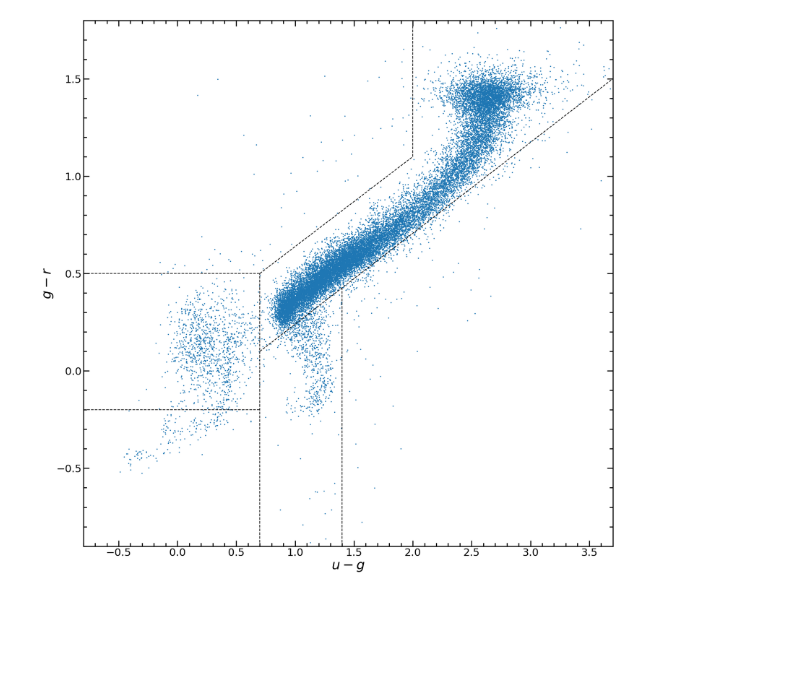
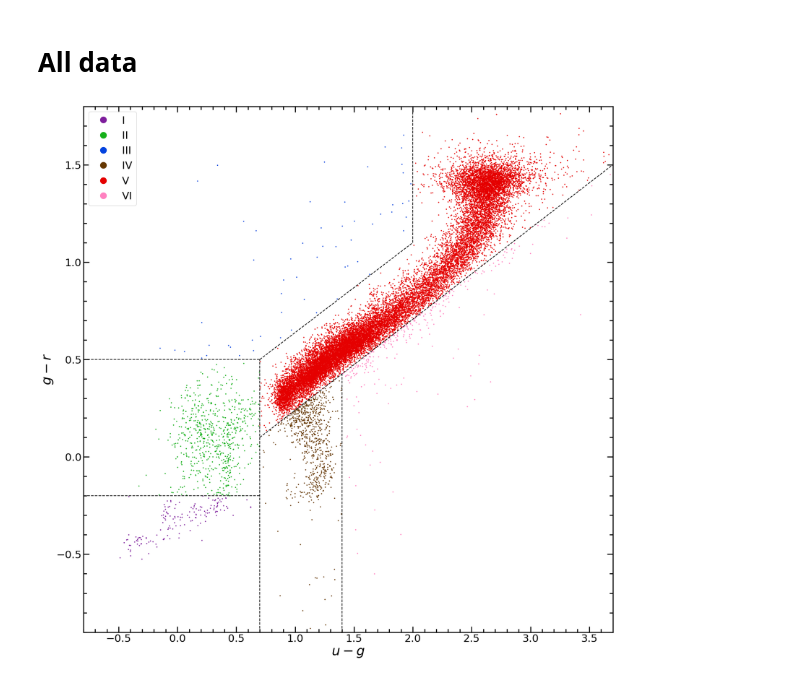
Before and after one commit to NoaVidovic/gaia-sdss, a Jupyter notebook: src/regions.ipynb, the cells around one changed output. Drawn from its saved outputs; the diff is of its cells as text; code cells hidden in the pictures; blank space fills up the shorter version.

Commit message:
[+] Region selection in w-w space

```diff
--- a/src/regions.ipynb
+++ b/src/regions.ipynb
@@ -21,3 +25,4 @@ plt.rc('xtick', labelsize=SMALL_FONT_SIZE)    # fontsize of the tick labels
 plt.rc('ytick', labelsize=SMALL_FONT_SIZE)    # fontsize of the tick labels
 plt.rc('legend', fontsize=SMALL_FONT_SIZE)    # legend fontsize
 plt.rc('figure', titlesize=LARGE_FONT_SIZE)   # fontsize of the figure title
+plt.rc('axes', prop_cycle=cycler(color=colors))
@@ -27,0 +29,25 @@ R_MAG = 'psfMag_r'
+# %%
+def line(p1, p2):
+    x1, y1 = p1
+    x2, y2 = p2
+    a = (y2-y1)/(x2-x1)
+    b = y1 - a*x1
+    return lambda x: a * x + b
+# %%
+def cc_region(df):
+    line_lower = line((0.7, 0.1), (3.7, 1.5))
+    line_upper = line((0.7, 0.5), (2.0, 1.1))
+    x = df['psfMag_u'] - df['psfMag_g']
+    y = df['psfMag_g'] - df['psfMag_r']
+
+    conditions = [
+        (x < 0.7) & (y < -0.2),
+        (x < 0.7) & (-0.2 <= y) & (y <= 0.5),
+        (x < 0.7) & (y > 0.5),
+        (x < 2.0) & (y > line_upper(x)),
+        (0.7 <= x) & (x <= 1.4) & (y < line_lower(x)),
+        (x > 1.4) & (y < line_lower(x))
+    ]
+    choices = [ 1, 2, 3, 3, 4, 6 ]
+
+    return np.select(conditions, choices, default=5)
@@ -28,31 +87,43 @@ R_MAG = 'psfMag_r'
 # %%
-uMg = DF[U_MAG] - DF[G_MAG]
-gMr = DF[G_MAG] - DF[R_MAG]
+uMg = DF['psfMag_u'] - DF['psfMag_g']
+gMr = DF['psfMag_g'] - DF['psfMag_r']
+w_med = DF['w_median']
+w_rrms = DF['w_rrms']
+
+colors = np.array([ '#7e1e9c', '#15b01a', '#0343df', '#653700', '#e50000', '#ff81c0' ])
+cc_region_names = [ 'I', 'II', 'III', 'IV', 'V', 'VI' ]
+ww_region_names = '123456'
+# %% [markdown]
+# All data
 # %%
 plt.figure(figsize=(20, 20))
-plt.scatter(uMg, gMr, s=2)
+sc = plt.scatter(uMg, gMr, s=2, c=colors[cc_region(DF)-1])
 
 plt.xlim(-0.8, 3.7)
 plt.ylim(-0.9, 1.8)
 
 plt.xlabel('$u-g$')
 plt.ylabel('$g-r$')
 
 # ticks
 ax = plt.gca()
 ax.tick_params(which='both', width=2, direction='in')
 ax.tick_params(which='major', length=12)
 ax.tick_params(which='minor', length=7)
 ax.tick_params(which='both', top=True, right=True)
 ax.xaxis.set_minor_locator(AutoMinorLocator(5))
 ax.yaxis.set_minor_locator(AutoMinorLocator(5))
 
 # lines
 lines_x = [ (-0.8, 0.7), (-0.8, 0.7), (0.7,),      (1.4,),       (0.7, 3.7), (0.7, 2.0), (2.0,) ]
 lines_y = [ (-0.2,),     (0.5,),      (-0.9, 0.5), (-0.9, 0.43), (0.1, 1.5), (0.5, 1.1), (1.1, 1.8) ]
 for xs, ys in zip(lines_x, lines_y):
     ax.add_line(Line2D(xs, ys, c='k', ls='--'))
 
+handles = [ Line2D([], [], marker='o', color='w', label=cc_region_names[i], markerfacecolor=colors[i], markersize=15)
+           for i in range(len(colors)) ]
+ax.legend(handles=handles)
+
 plt.show()
 # %% [output]
-[figure, old version]
+[figure, new version]
```
Also changed, not shown: parts of 17 cells of this notebook.
